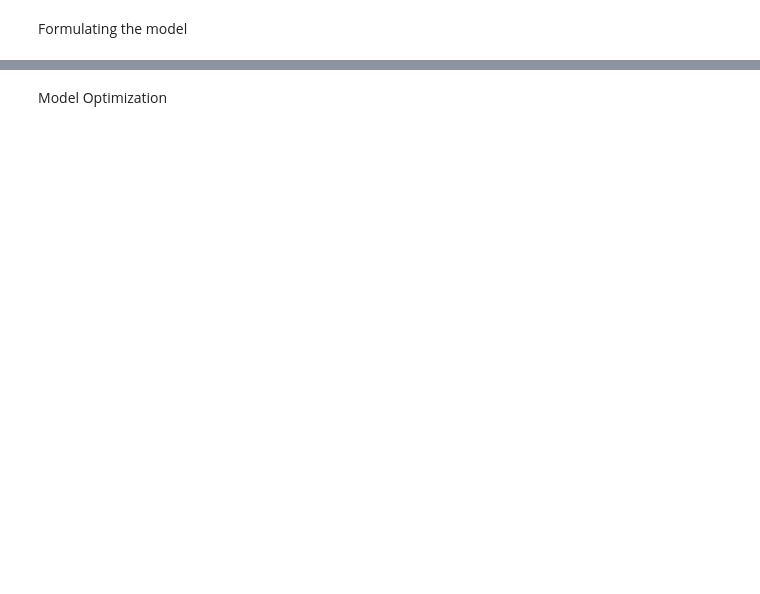
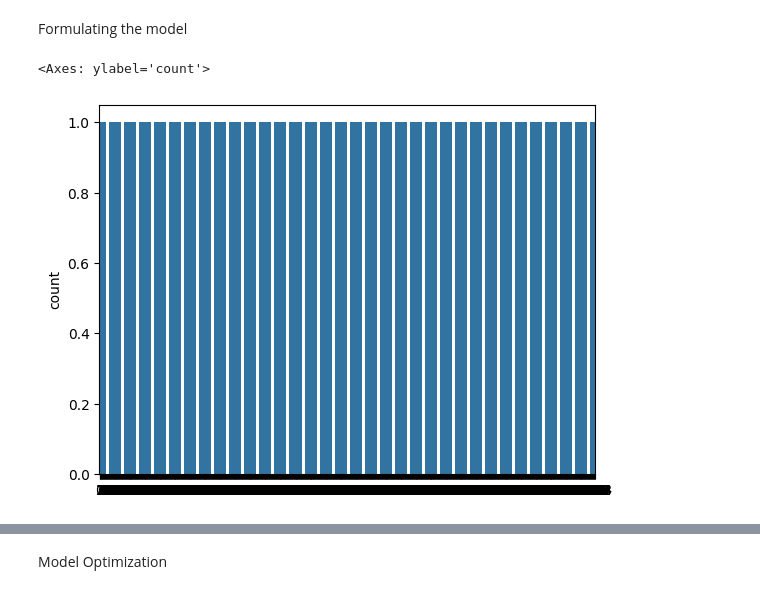
Before and after one commit to mahingaRodin/Disease-Predictor, a Jupyter notebook: HeartDiseasePredictor/heart_disease_prediction_logistic_regression.ipynb, the cells around one changed output, grey strips where cells are left out. Drawn from its saved outputs; the diff is of its cells as text; code cells hidden in the pictures; blank space fills up the shorter version.

```diff
--- a/HeartDiseasePredictor/heart_disease_prediction_logistic_regression.ipynb
+++ b/HeartDiseasePredictor/heart_disease_prediction_logistic_regression.ipynb
@@ -143,6 +73,8 @@ for i in range(total_cols):
 # %% [markdown]
 Formulating the model
 # %%
-weights = np.random.rand(5,13)
-biases = np.random.rand(5,1)
+sns.countplot(data['target'])
+# %% [output]
+<Axes: ylabel='count'>
+[figure, added]
 # %%
```
Also changed, not shown: parts of 34 cells of this notebook.
